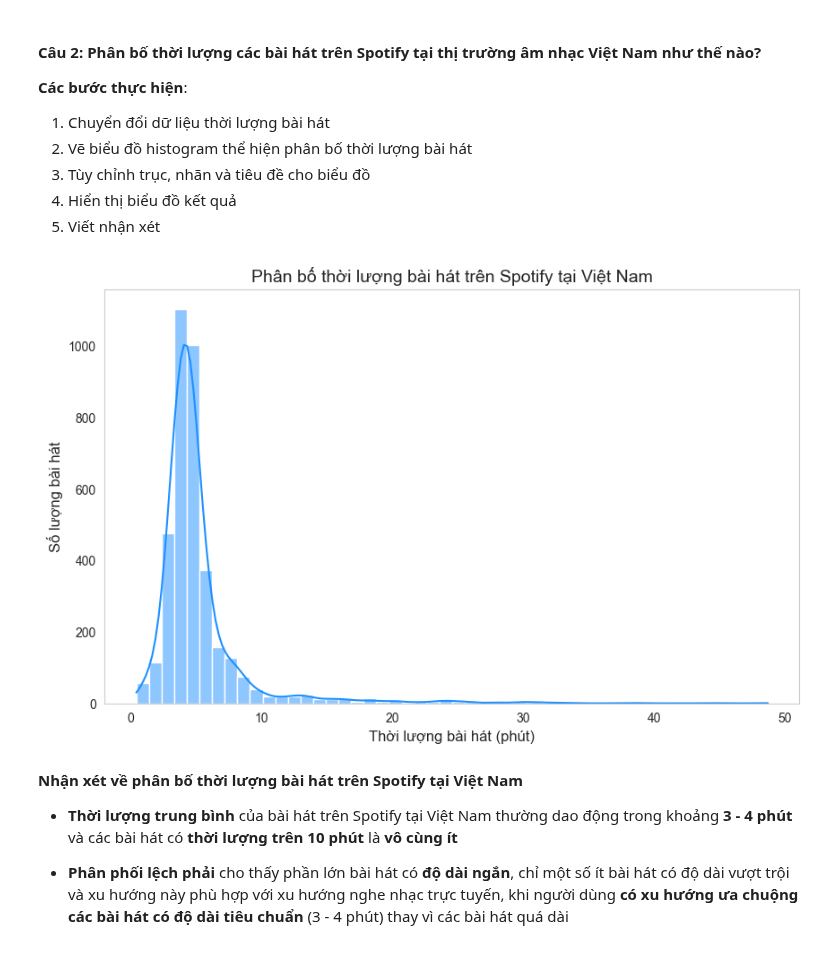
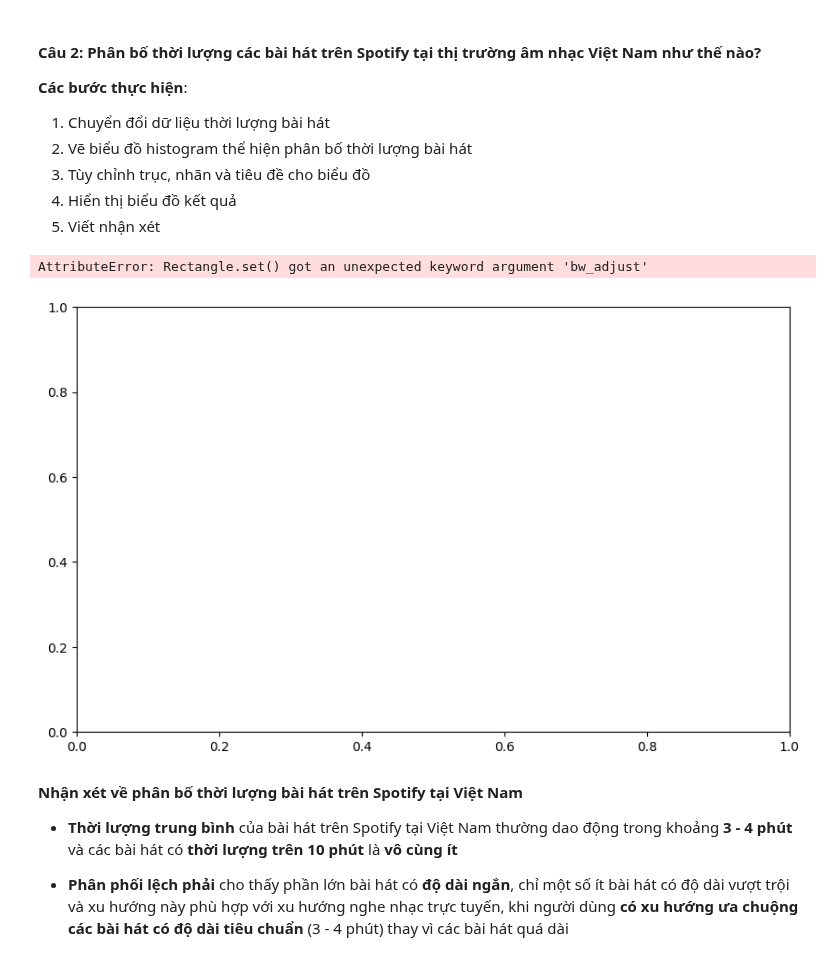
Before and after one commit to 0Nguyen0Cong0Tuan0/Data-Visualization, a Jupyter notebook: Lab1/main.ipynb, the cells around one changed output. Saved outputs shown, nothing was run; the diff lists cells and outputs as text; code cells hidden in the pictures.

```diff
--- a/Lab1/main.ipynb
+++ b/Lab1/main.ipynb
@@ -700,18 +699,17 @@ plt.show()
 tracks['duration_min'] = tracks['duration_ms'] / 60000
 # %%
 plt.figure(figsize=(10, 6))
-sns.histplot(tracks['duration_min'], bins=50, kde=True, color='dodgerblue')
+sns.histplot(tracks['duration_min'], bins=50, kde=True, color='green', lw=5)
 
 plt.title("Phân bố thời lượng bài hát trên Spotify tại Việt Nam", fontsize=14)
 plt.xlabel("Thời lượng bài hát (phút)", fontsize=12)
 plt.ylabel("Số lượng bài hát", fontsize=12)
-plt.grid(False)
 
 plt.savefig("song-time-distribution.svg", format="svg", dpi=300)
-
 plt.show()
 # %% [output]
+AttributeError: Rectangle.set() got an unexpected keyword argument 'bw_adjust'
-[figure, old version]
+[figure, new version]
 # %% [markdown]
 **Nhận xét về phân bố thời lượng bài hát trên Spotify tại Việt Nam**
 
```
Also changed, not shown: parts of 3 cells of this notebook, 7 other files.
